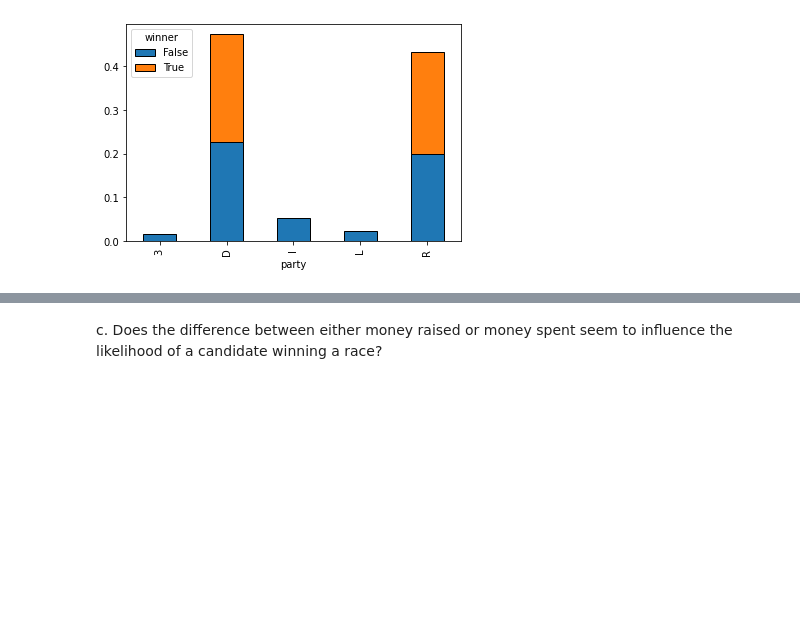
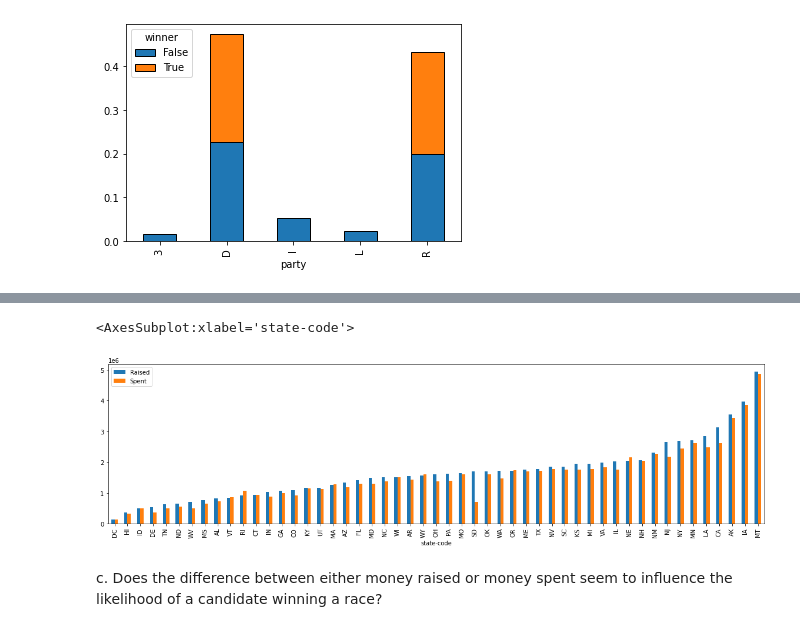
Before and after one commit to nedatahe/webscraping_open_secrets-blue-barracudas-1, a Jupyter notebook: notebooks/webscraping-project.ipynb, the cells around one changed output, grey strips where cells are left out. Drawn from its saved outputs; the diff is of its cells as text; code cells hidden in the pictures; blank space fills up the shorter version.

Commit message:
added charts

```diff
--- a/notebooks/webscraping-project.ipynb
+++ b/notebooks/webscraping-project.ipynb
@@ -444,0 +439,4 @@ sns.boxplot(data = final_table.sort_values(by = 'Spent', ascending = False), x =
+# %%
+#separate year in a column
+final_table['year'] = final_table['Last Report'].str.extract('(\d{4})-')
+final_table
@@ -445,2 +457,8 @@ sns.boxplot(data = final_table.sort_values(by = 'Spent', ascending = False), x =
+# %%
+# Raised and Spend per state
+final_table.groupby('state-code')['Raised', 'Spent'].mean().sort_values(by = 'Raised').plot(kind = 'bar', figsize = (20, 5))
+# %% [output]
+<AxesSubplot:xlabel='state-code'>
+[figure, added]
 # %% [markdown]
 c. Does the difference between either money raised or money spent seem to influence the likelihood of a candidate winning a race?
```
Also changed, not shown: parts of 10 cells of this notebook.
